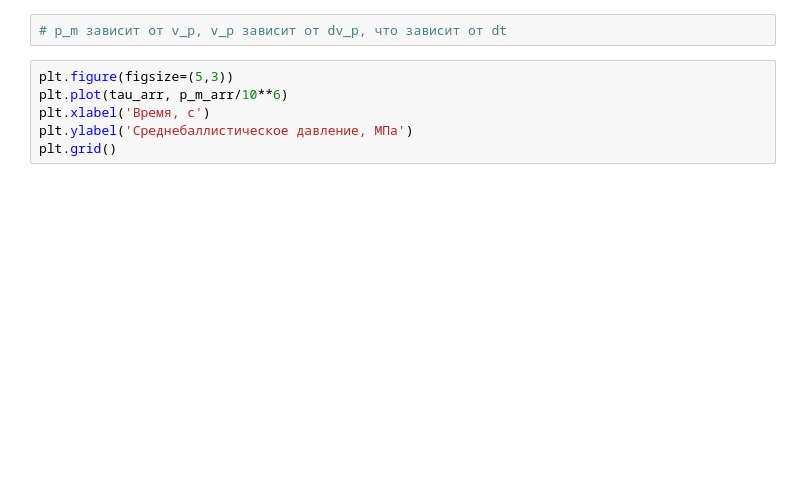
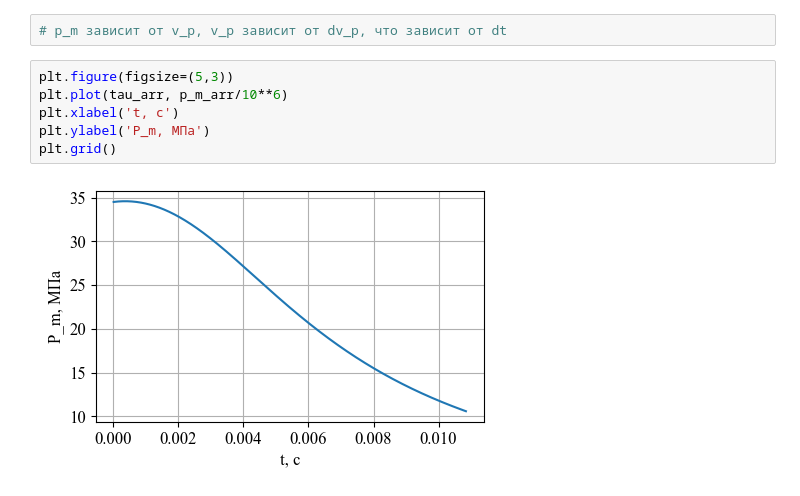
Before and after one commit to SamoilovSD/new_ballistic, a Jupyter notebook: new_ballistic_system.ipynb, the cells around one changed output. Cells and saved outputs as stored; diff of their text form; blank space fills up the shorter version.

```diff
--- a/new_ballistic_system.ipynb
+++ b/new_ballistic_system.ipynb
@@ -292,6 +306,8 @@ m_H2_arr, m_O2_arr, m_H2O_arr
 # %%
 plt.figure(figsize=(5,3))
 plt.plot(tau_arr, p_m_arr/10**6)
-plt.xlabel('Время, с')
-plt.ylabel('Среднебаллистическое давление, МПа')
+plt.xlabel('t, с')
+plt.ylabel('P_m, МПа')
 plt.grid()
+# %% [output]
+[figure, added]
```
Also changed, not shown: parts of 10 cells of this notebook.
